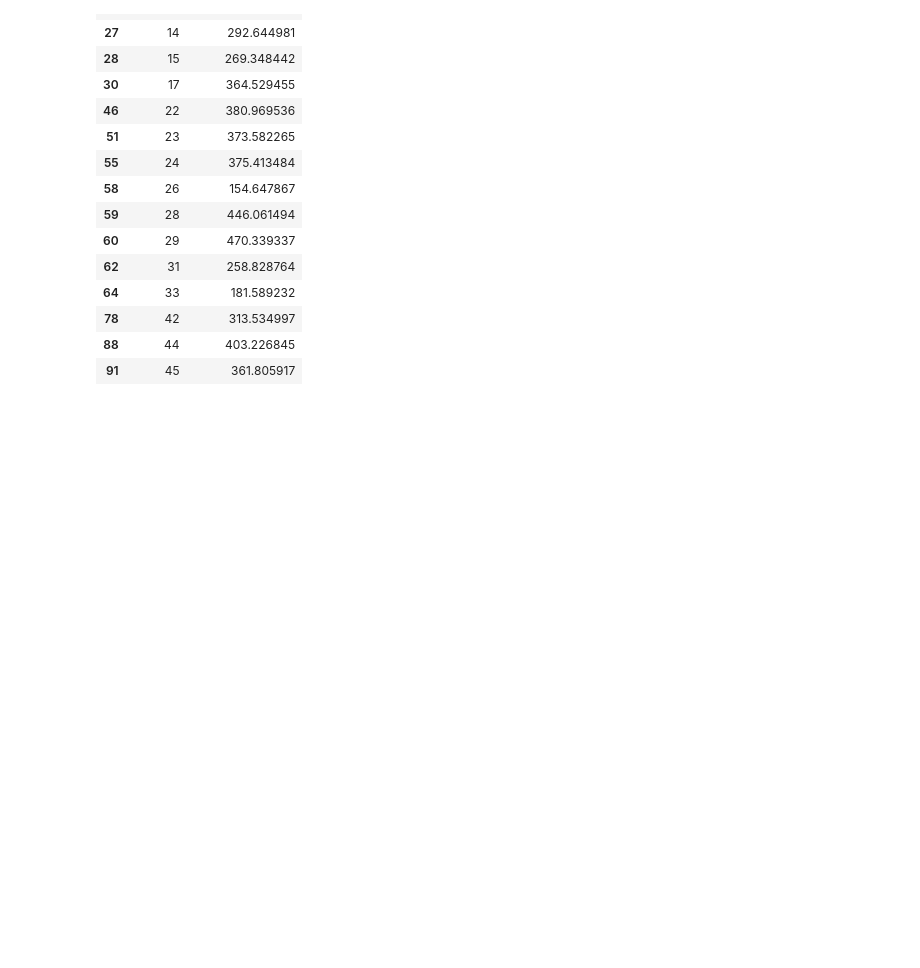
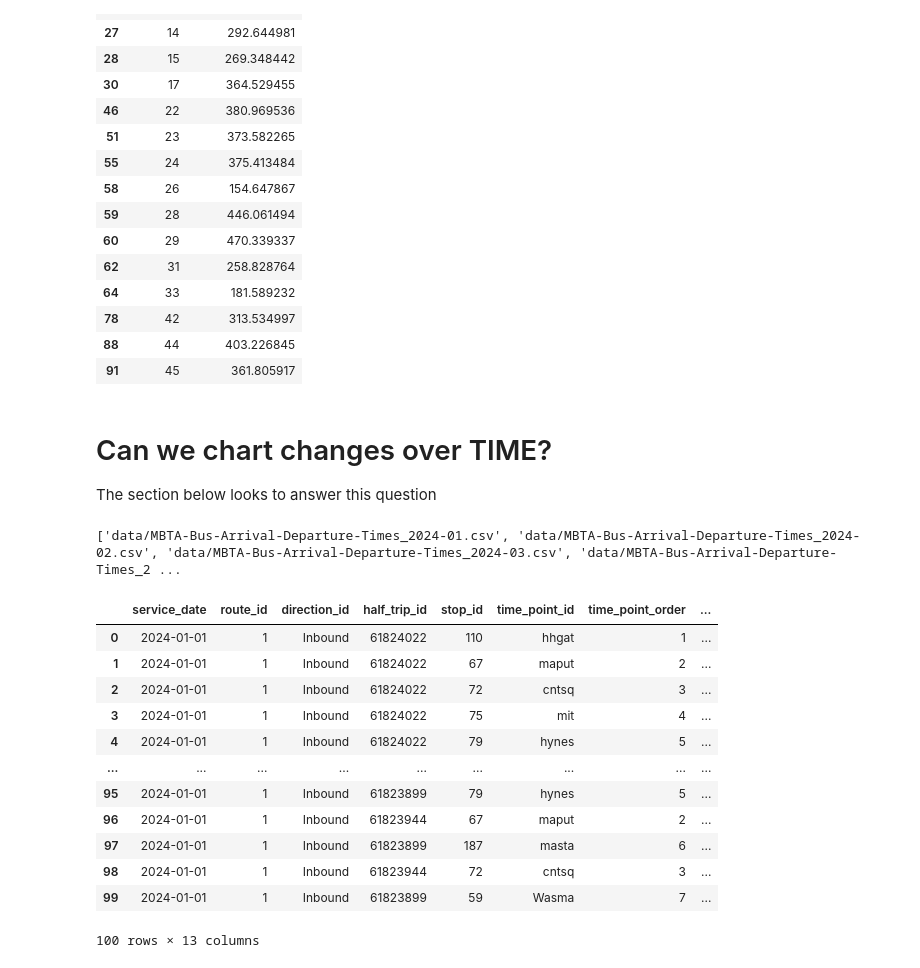
Before and after one commit to KKeySimon/BostonBusEquity, a Jupyter notebook: simon.ipynb, the cells around one changed output. Drawn from its saved outputs; the diff is of its cells as text; code cells hidden in the pictures; blank space fills up the shorter version.

```diff
--- a/simon.ipynb
+++ b/simon.ipynb
@@ -393,3 +397,35 @@ target_routes_avg_wait_time
 | 78 | 42 | 313.534997 |
 | 88 | 44 | 403.226845 |
 | 91 | 45 | 361.805917 |
+# %% [markdown]
+# Can we chart changes over TIME?
+The section below looks to answer this question
+# %%
+import pandas as pd
+import glob
+from tqdm import tqdm
+import matplotlib.pyplot as plt
+
+file_pattern = "data/MBTA-Bus-Arrival-Departure-Times_2024-*.csv"
+csv_files = sorted(glob.glob(file_pattern))
+
+print(csv_files)
+# %% [output]
+['data/MBTA-Bus-Arrival-Departure-Times_2024-01.csv', 'data/MBTA-Bus-Arrival-Departure-Times_2024-02.csv', 'data/MBTA-Bus-Arrival-Departure-Times_2024-03.csv', 'data/MBTA-Bus-Arrival-Departure-Times_2 ...
+# %%
+first100 = pd.read_csv("data/MBTA-Bus-Arrival-Departure-Times_2024-01.csv", nrows=100)
+first100
+# %% [output]
+|  | service_date | route_id | direction_id | half_trip_id | stop_id | time_point_id | time_point_order | ... |
+| 0 | 2024-01-01 | 1 | Inbound | 61824022 | 110 | hhgat | 1 | ... |
+| 1 | 2024-01-01 | 1 | Inbound | 61824022 | 67 | maput | 2 | ... |
+| 2 | 2024-01-01 | 1 | Inbound | 61824022 | 72 | cntsq | 3 | ... |
+| 3 | 2024-01-01 | 1 | Inbound | 61824022 | 75 | mit | 4 | ... |
+| 4 | 2024-01-01 | 1 | Inbound | 61824022 | 79 | hynes | 5 | ... |
+| ... | ... | ... | ... | ... | ... | ... | ... | ... |
+| 95 | 2024-01-01 | 1 | Inbound | 61823899 | 79 | hynes | 5 | ... |
+| 96 | 2024-01-01 | 1 | Inbound | 61823944 | 67 | maput | 2 | ... |
+| 97 | 2024-01-01 | 1 | Inbound | 61823899 | 187 | masta | 6 | ... |
+| 98 | 2024-01-01 | 1 | Inbound | 61823944 | 72 | cntsq | 3 | ... |
+| 99 | 2024-01-01 | 1 | Inbound | 61823899 | 59 | Wasma | 7 | ... |
+100 rows × 13 columns
```
Also changed, not shown: parts of 11 cells of this notebook.
